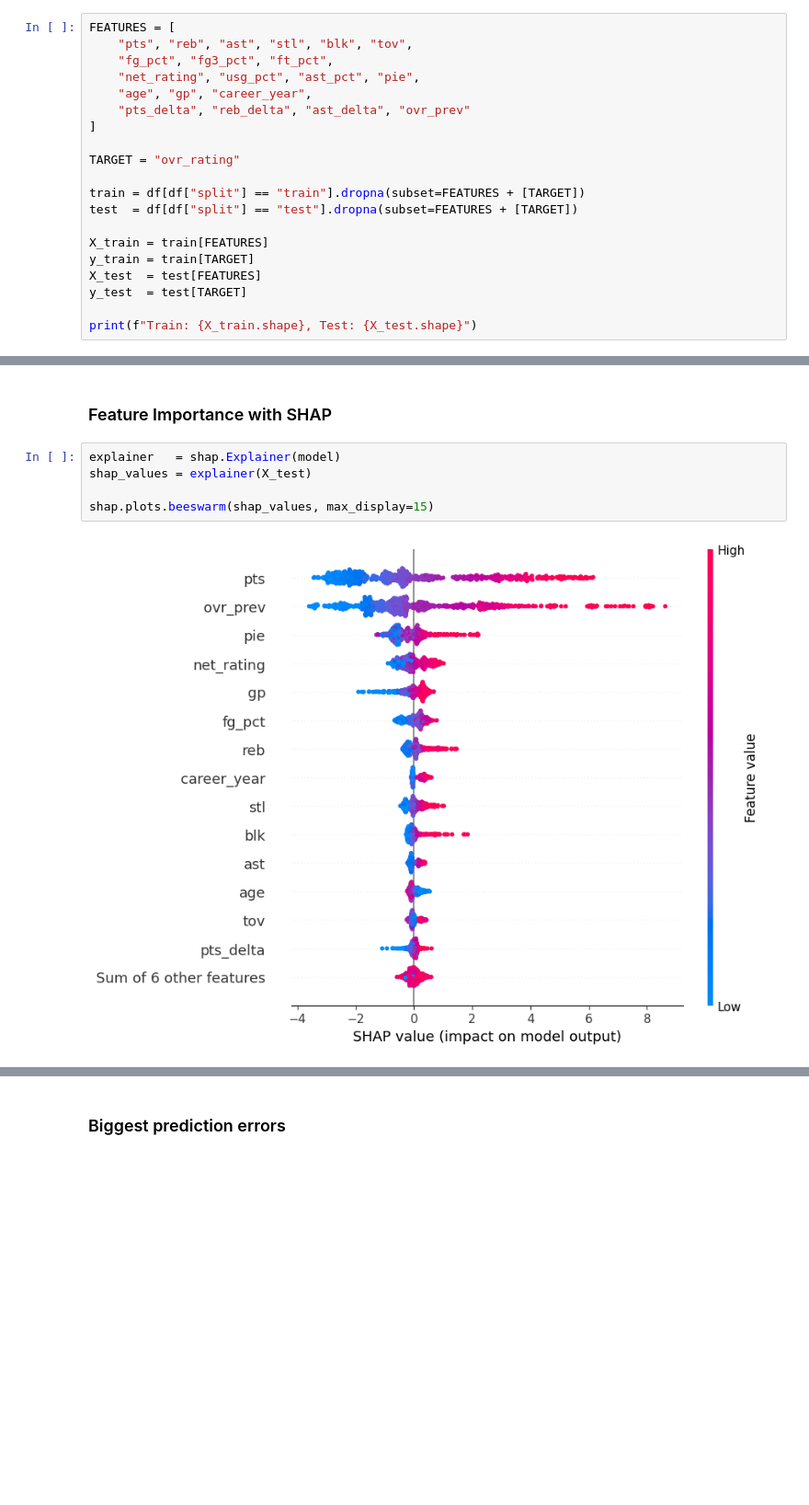
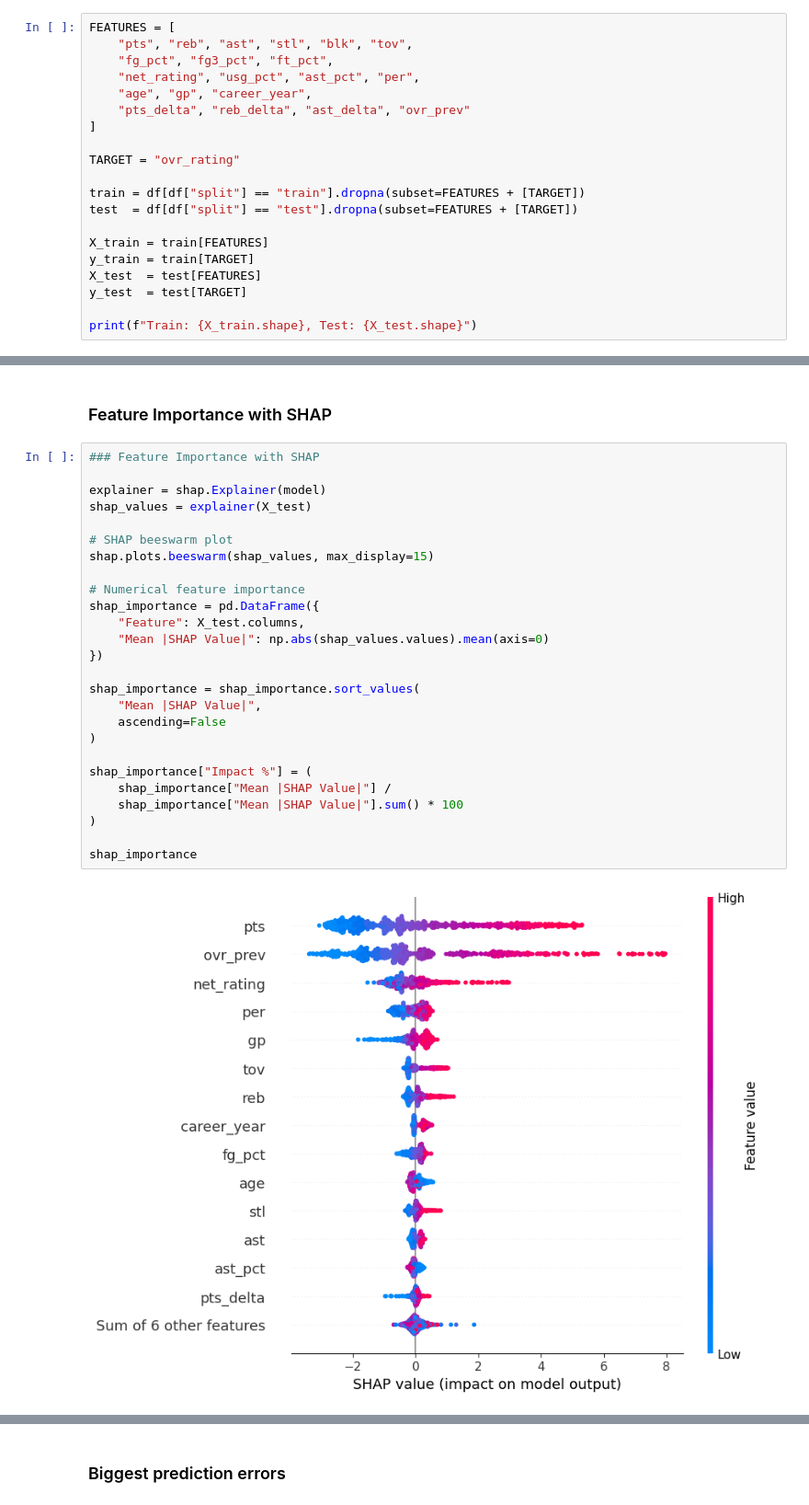
Before and after one commit to iggygonzales/nba2k-ml, a Jupyter notebook: notebooks/03_xgboost.ipynb, the cells around one changed output, grey strips where cells are left out. Shown at 92% size. Drawn from its saved outputs; the diff is of its cells as text; blank space fills up the shorter version.

```diff
--- a/notebooks/03_xgboost.ipynb
+++ b/notebooks/03_xgboost.ipynb
@@ -37,7 +38,7 @@ df.head()
 FEATURES = [
     "pts", "reb", "ast", "stl", "blk", "tov",
     "fg_pct", "fg3_pct", "ft_pct",
-    "net_rating", "usg_pct", "ast_pct", "pie",
+    "net_rating", "usg_pct", "ast_pct", "per",
     "age", "gp", "career_year",
     "pts_delta", "reb_delta", "ast_delta", "ovr_prev"
 ]
@@ -137,9 +138,30 @@ R²:   0.942  (1.0 = perfect)
 # %% [markdown]
 ### Feature Importance with SHAP
 # %%
-explainer   = shap.Explainer(model)
+### Feature Importance with SHAP
+
+explainer = shap.Explainer(model)
 shap_values = explainer(X_test)
 
+# SHAP beeswarm plot
 shap.plots.beeswarm(shap_values, max_display=15)
+
+# Numerical feature importance
+shap_importance = pd.DataFrame({
+    "Feature": X_test.columns,
+    "Mean |SHAP Value|": np.abs(shap_values.values).mean(axis=0)
+})
+
+shap_importance = shap_importance.sort_values(
+    "Mean |SHAP Value|",
+    ascending=False
+)
+
+shap_importance["Impact %"] = (
+    shap_importance["Mean |SHAP Value|"] /
+    shap_importance["Mean |SHAP Value|"].sum() * 100
+)
+
+shap_importance
 # %% [output]
-[figure, old version]
+[figure, new version]
```
Also changed, not shown: parts of 9 cells of this notebook, 5 other files.
